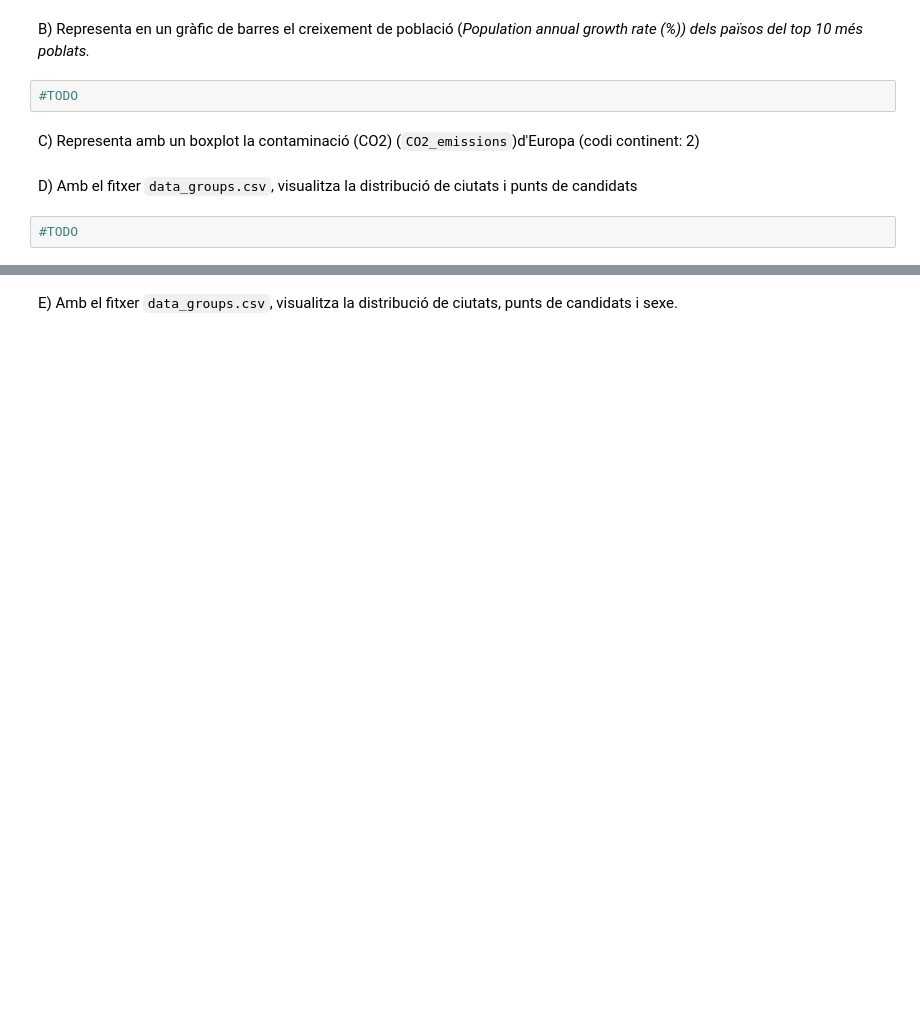
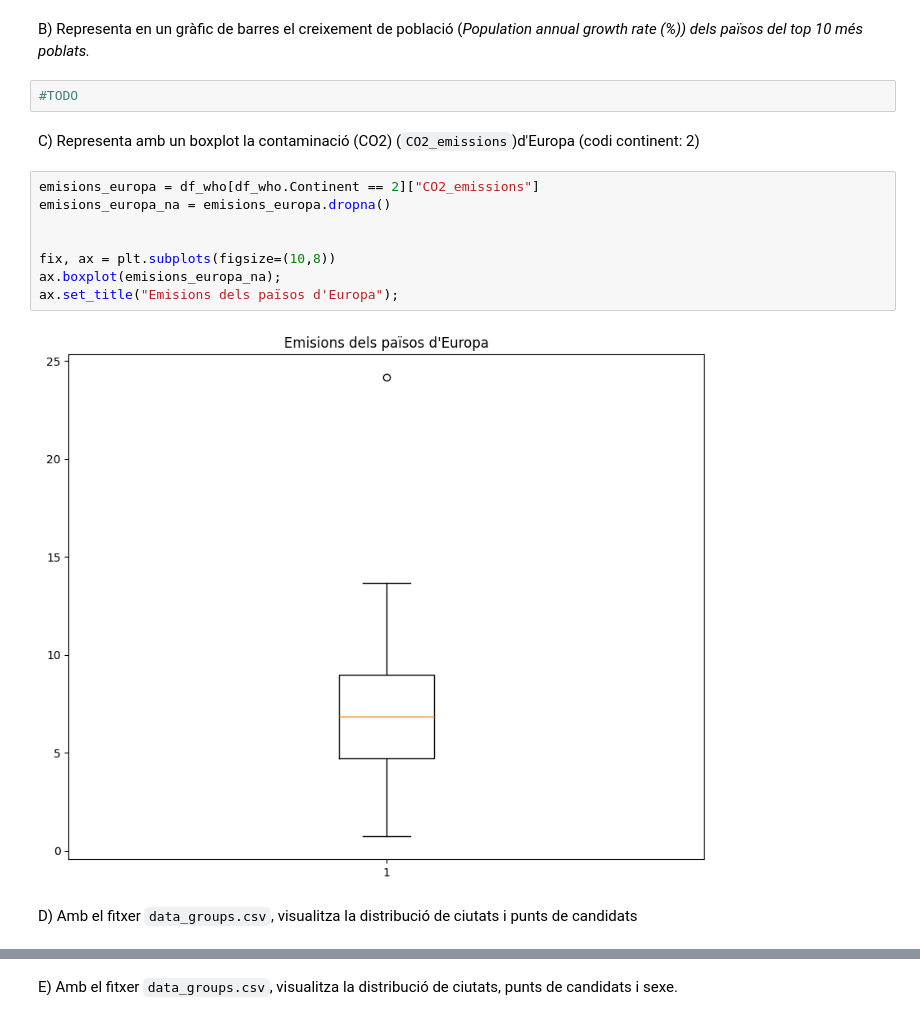
Before and after one commit to wisaaco/CURS_AdministracioAnaliticaAvan-adaDeDades, a Jupyter notebook: lessons/2_Pandas.ipynb, the cells around one changed output, grey strips where cells are left out. Drawn from its saved outputs; the diff is of its cells as text; blank space fills up the shorter version.

```diff
--- a/lessons/2_Pandas.ipynb
+++ b/lessons/2_Pandas.ipynb
@@ -1598,7 +1774,15 @@ B) Representa en un gràfic de barres el creixement de població (*Population an
 #TODO
 # %% [markdown]
 C) Representa amb un boxplot la contaminació (CO2) (`CO2_emissions`)d'Europa (codi continent: 2)
+# %%
+emisions_europa = df_who[df_who.Continent == 2]["CO2_emissions"]
+emisions_europa_na = emisions_europa.dropna()
+
+
+fix, ax = plt.subplots(figsize=(10,8))
+ax.boxplot(emisions_europa_na);
+ax.set_title("Emisions dels països d'Europa");
+# %% [output]
+[figure, added]
 # %% [markdown]
 D) Amb el fitxer `data_groups.csv`, visualitza la distribució de ciutats i punts de candidats
-# %%
-#TODO
```
Also changed, not shown: parts of 36 cells of this notebook, 1 other file.
